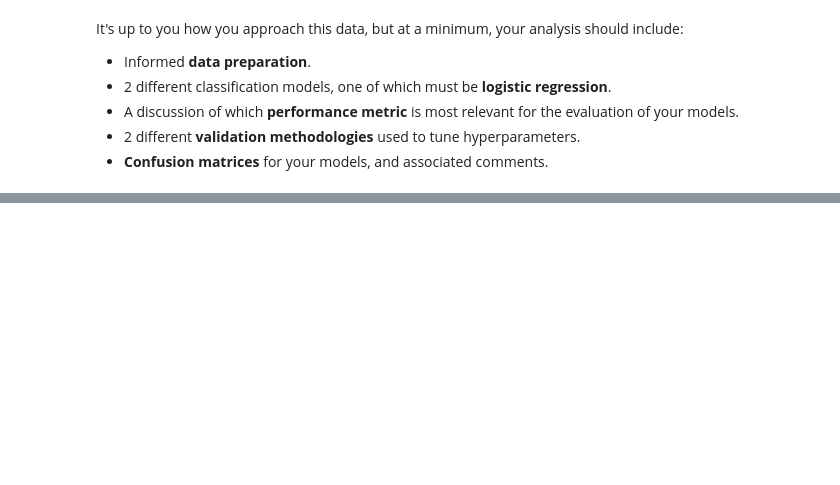
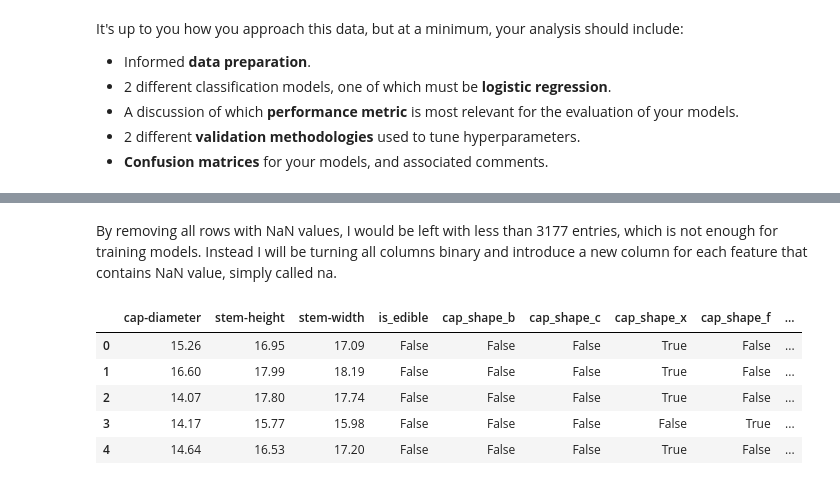
Before and after one commit to Sterup15/MAL1Workspace, a Jupyter notebook: MAL1Workspace/Assignment04/4. Mushroom foraging.ipynb, the cells around one changed output, grey strips where cells are left out. Cells and saved outputs as stored; diff of their text form; code cells hidden in the pictures; blank space fills up the shorter version.

```diff
--- a/MAL1Workspace/Assignment04/4. Mushroom foraging.ipynb
+++ b/MAL1Workspace/Assignment04/4. Mushroom foraging.ipynb
@@ -107 +79,72 @@ ValueError: This solver needs samples of at least 2 classes in the data, but the
+# %% [markdown]
+By removing all rows with NaN values, I would be left with less than 3177 entries, which is not enough for training models. Instead I will be turning all columns binary and introduce a new column for each feature that contains NaN value, simply called na.
+# %%
+# --- Feature Engineering and Data Cleaning for Machine Learning ---
+
+# Helper function to create consistent, readable binary column names
+# It takes a column prefix and a value (e.g., 'cap-shape', 'b') and returns 'cap_shape_b'
+def format_col_name(prefix, category):
+    return f"{prefix}_{category}".lower().replace("-", "_").replace(" ", "_")
+
+# Create a working copy of the original dataset so we don’t modify the raw data
+cleaned_raw_data = df.copy()
+
+# Convert the target variable 'class' into a binary column:
+# - True if the mushroom is edible ('e'), False if poisonous ('p')
+# This is essential for supervised learning where the model learns to predict this target
+cleaned_raw_data["is_edible"] = cleaned_raw_data["class"] == "e"
+cleaned_raw_data.drop(columns="class", inplace=True)  # Drop the original non-numeric class column
+
+# Dictionary mapping each categorical column to its known possible values
+# These values come from the mushroom dataset's documentation
+# This structure is used to perform manual one-hot encoding (binary features)
+categorical_features = {
+    "cap-shape": ["b", "c", "x", "f", "s", "p", "o"],
+    "cap-surface": ["i", "g", "y", "s", "h", "l", "k", "t", "w", "e"],
+    "cap-color": ["n", "b", "g", "r", "p", "u", "e", "w", "y", "l", "o", "k"],
+    "does-bruise-or-bleed": ["t", "f"],
+    "gill-attachment": ["a", "x", "d", "e", "s", "p", "f", "?"],
+    "gill-spacing": ["c", "d", "f"],
+    "gill-color": ["n", "b", "g", "r", "p", "u", "e", "w", "y", "l", "o", "k", "f"],
+    "stem-root": ["b", "s", "c", "u", "e", "z", "r"],
+    "stem-surface": ["i", "g", "y", "s", "h", "l", "k", "t", "w", "e", "f"],
+    "stem-color": ["n", "b", "g", "p", "u", "e", "w", "y", "l", "o", "k", "f"],
+    "veil-type": ["p", "u"],
+    "veil-color": ["n", "g", "r", "p", "u", "e", "w", "y", "l", "o", "k", "f"],
+    "ring-type": ["c", "e", "r", "g", "l", "p", "s", "z", "y", "m", "f", "?"],
+    "spore-print-color": ["n", "b", "g", "r", "p", "u", "e", "w", "y", "l", "o", "k"],
+    "habitat": ["g", "l", "m", "p", "h", "u", "w", "d"],
+    "season": ["s", "u", "a", "w"]
+}
+
+# Drop the 'has-ring' column because its information is already captured by the 'ring-type' column.
+# Keeping both could lead to redundant features that skew model importance.
+cleaned_raw_data = cleaned_raw_data.drop(columns='has-ring')
+
+# Manual one-hot encoding loop:
+# For each categorical column and each of its known values, we create a binary column
+# This results in a "wide" dataset where each column is True/False, which most ML models prefer
+for col, values in categorical_features.items():
+    for val in values:
+        new_col = format_col_name(col, val)
+        cleaned_raw_data[new_col] = cleaned_raw_data[col] == val
+
+    # If the column has any NaN values, we explicitly create a column to mark them
+    # This helps preserve missingness information for models that can learn from it
+    if cleaned_raw_data[col].isna().any():
+        cleaned_raw_data[f"{format_col_name(col, 'nan')}"] = cleaned_raw_data[col].isna()
+
+    # Drop the original categorical column now that we've encoded it
+    cleaned_raw_data.drop(columns=col, inplace=True)
+
+# Preview the first 5 rows of the final cleaned dataset
+# This step helps confirm the encoding worked and the data is ready for modeling
+cleaned_raw_data.head(5)
+# %% [output]
+|  | cap-diameter | stem-height | stem-width | is_edible | cap_shape_b | cap_shape_c | cap_shape_x | cap_shape_f | ... |
+| 0 | 15.26 | 16.95 | 17.09 | False | False | False | True | False | ... |
+| 1 | 16.60 | 17.99 | 18.19 | False | False | False | True | False | ... |
+| 2 | 14.07 | 17.80 | 17.74 | False | False | False | True | False | ... |
+| 3 | 14.17 | 15.77 | 15.98 | False | False | False | False | True | ... |
+| 4 | 14.64 | 16.53 | 17.20 | False | False | False | True | False | ... |
 # %% [markdown]
```
Also changed, not shown: parts of 10 cells of this notebook.
